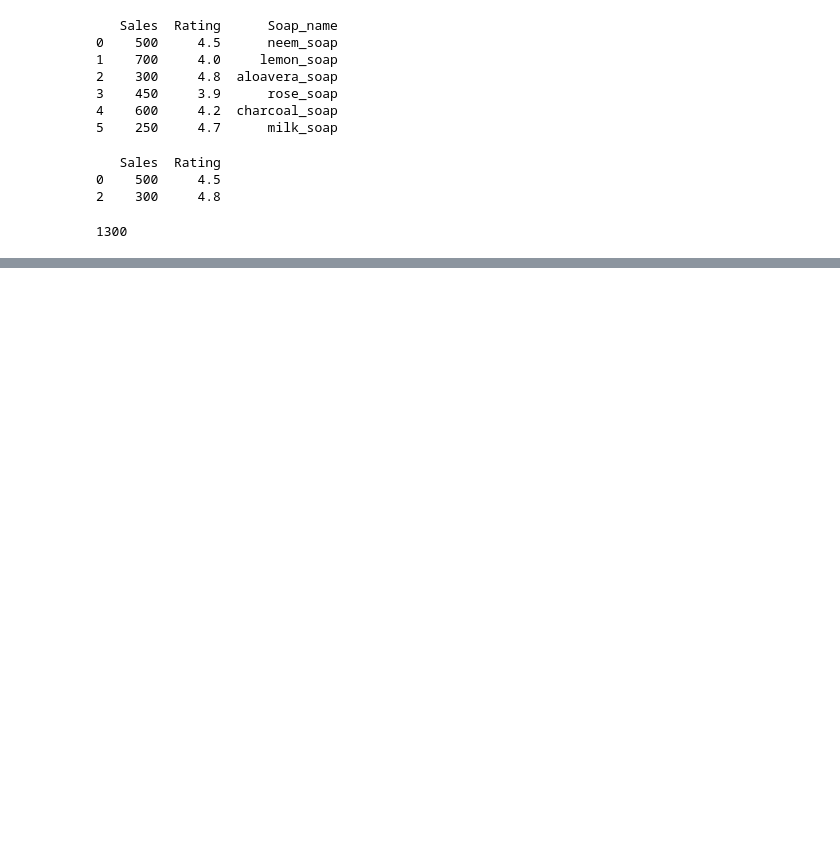
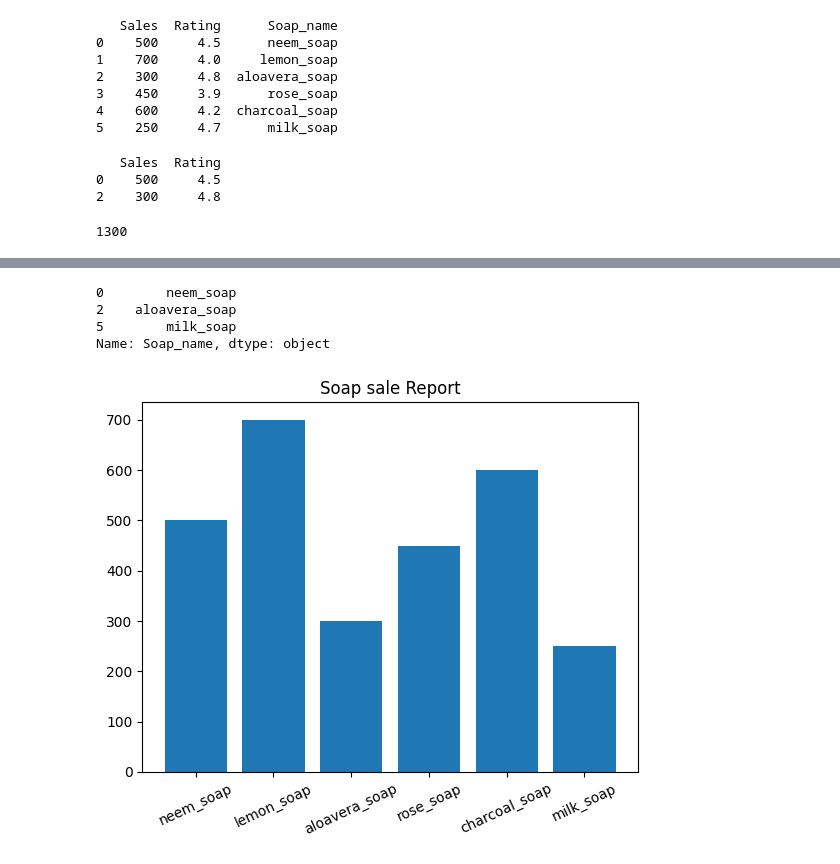
Before and after one commit to atkhushboo/my-pandas-notes, a Jupyter notebook: 01_demo.ipynb, the cells around one changed output, grey strips where cells are left out. Cells and saved outputs as stored; diff of their text form; code cells hidden in the pictures; blank space fills up the shorter version.

Commit message:
Soap sales report

```diff
--- a/01_demo.ipynb
+++ b/01_demo.ipynb
@@ -150,3 +150,7 @@ print(df)
 3      104      rose_soap   chandigarh  180.0   5000.0
 4      105  charcoal_soap        delhi    NaN   7000.0
 5      106      milk_soap  Unkown city  120.0      NaN
+# %%
+# Qustion fill the all NaN OR Empty spaces
+df[["Price","Stock"]]=df[["Price","Stock"]].fillna(0)
+print(df)
@@ -221,0 +246,24 @@ KeyError: False
+# %%
+check_rating = pd.merge(sales_df, df, on="Soap_ID")
+print(check_rating[check_rating["Rating"] > 4.2]["Soap_name"])
+# %% [output]
+0        neem_soap
+2    aloavera_soap
+5        milk_soap
+Name: Soap_name, dtype: object
+# %%
+# Data Visualization ----->>>  for making charts ....... >>>> Matplotlib  and Seaborn...
+import matplotlib.pyplot as plt
+
+# bar chart ....
+plt.bar(check_rating["Soap_name"],check_rating["Sales"])
+
+# title for bar chart
+plt.title("Soap sale Report")
+
+plt.xticks(rotation=25)
+
+# show the bar chat....
+plt.show()
+# %% [output]
+[figure, added]
```
Also changed, not shown: parts of 5 cells of this notebook.
